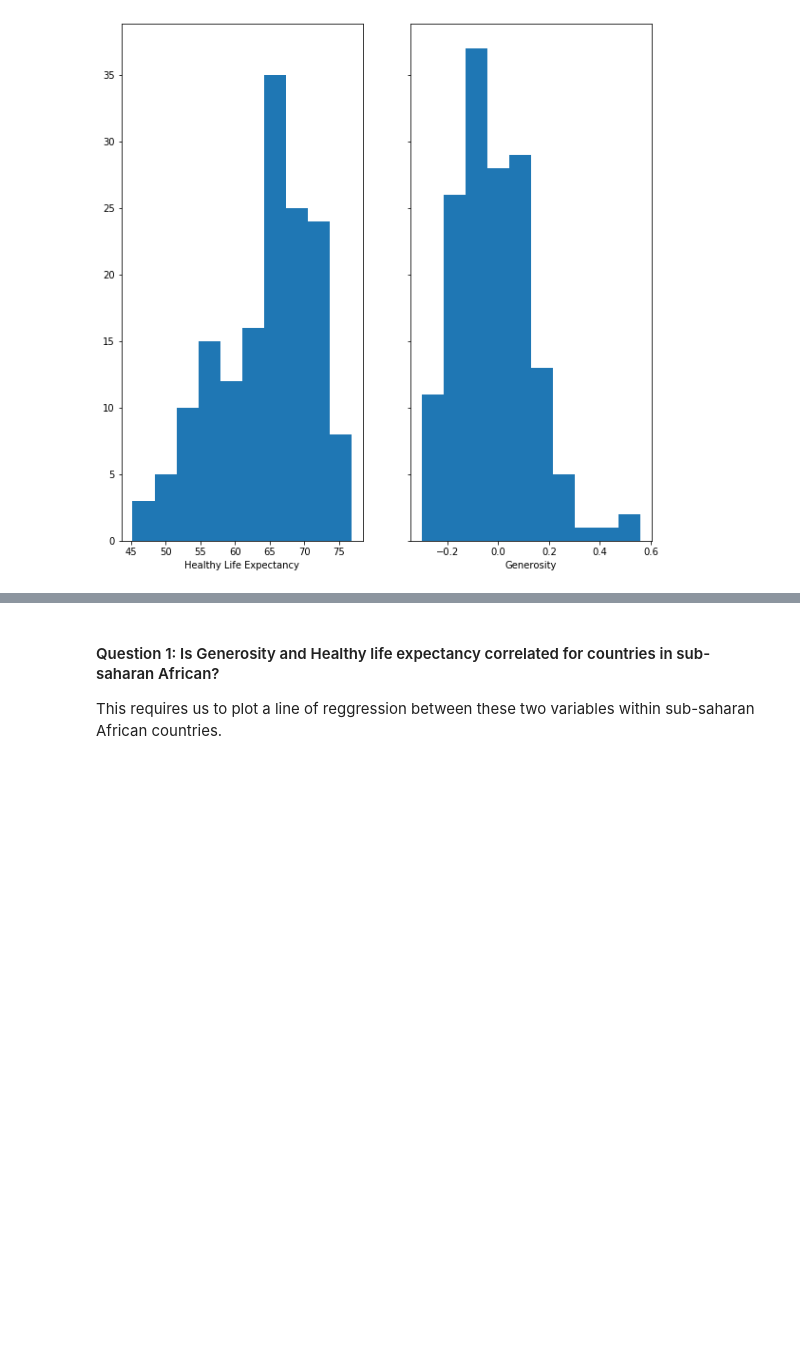
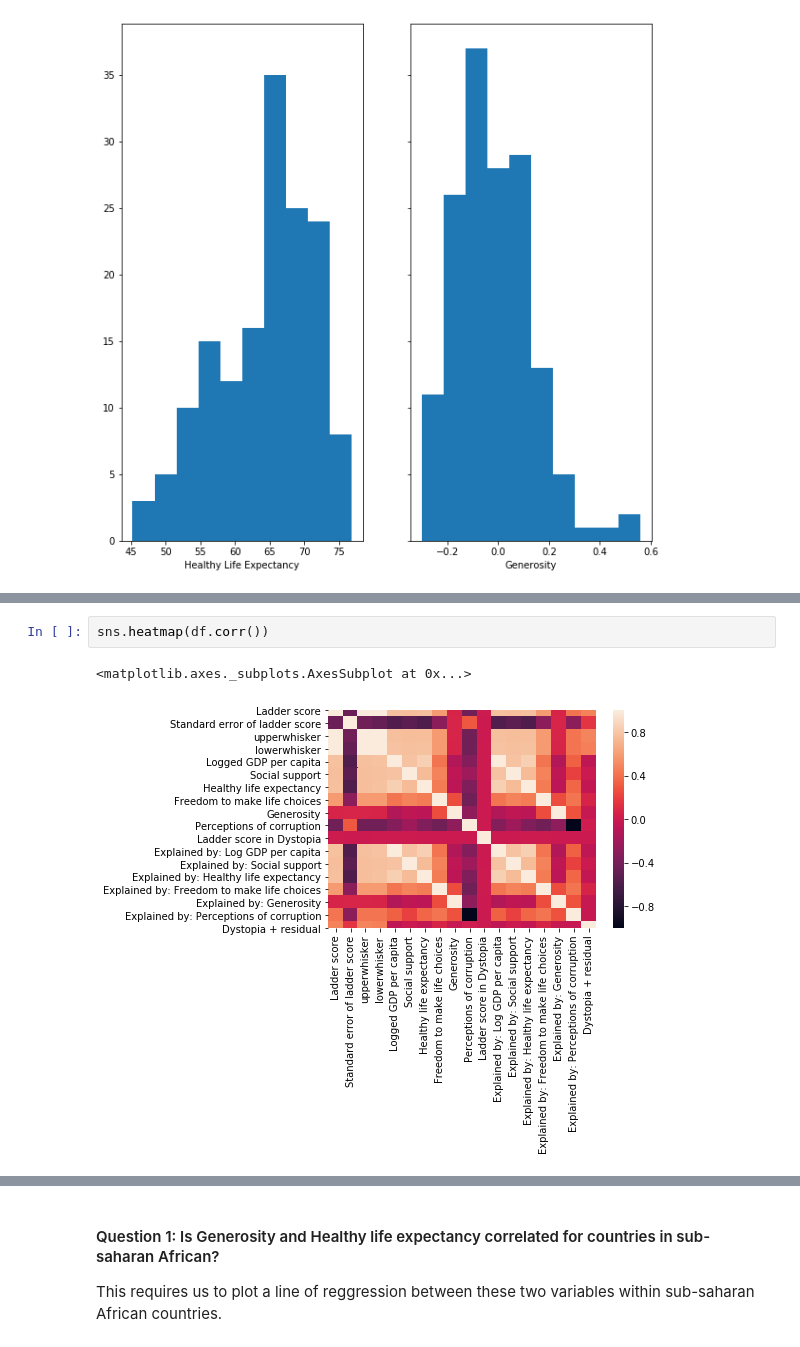
Before and after one commit to ax18031/ax18031_EMATM0048, a Jupyter notebook: Part3_folder/PART3.ipynb, the cells around one changed output, grey strips where cells are left out. Cells and saved outputs as stored; diff of their text form; blank space fills up the shorter version.

```diff
--- a/Part3_folder/PART3.ipynb
+++ b/Part3_folder/PART3.ipynb
@@ -128,0 +157,5 @@ df1
+# %%
+sns.heatmap(df.corr())
+# %% [output]
+<matplotlib.axes._subplots.AxesSubplot at 0x...>
+[figure, added]
```
Also changed, not shown: parts of 8 cells of this notebook.
